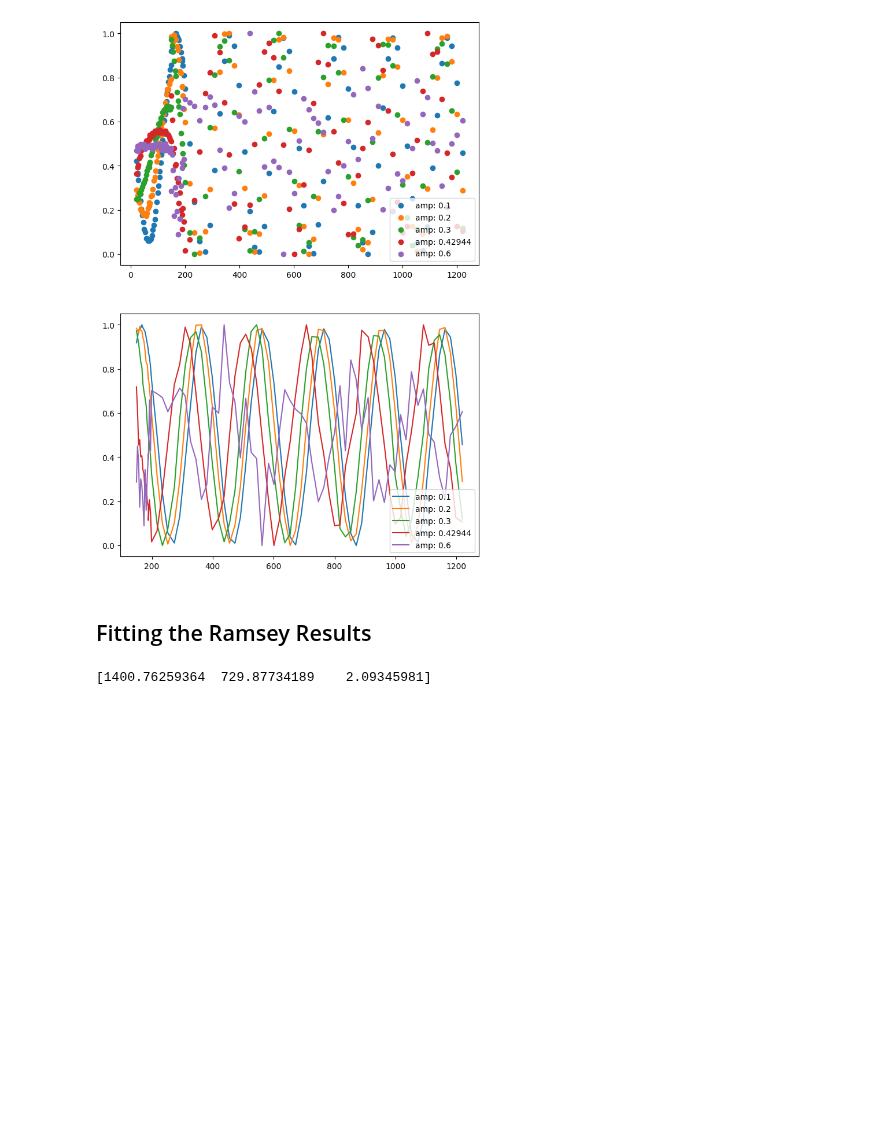
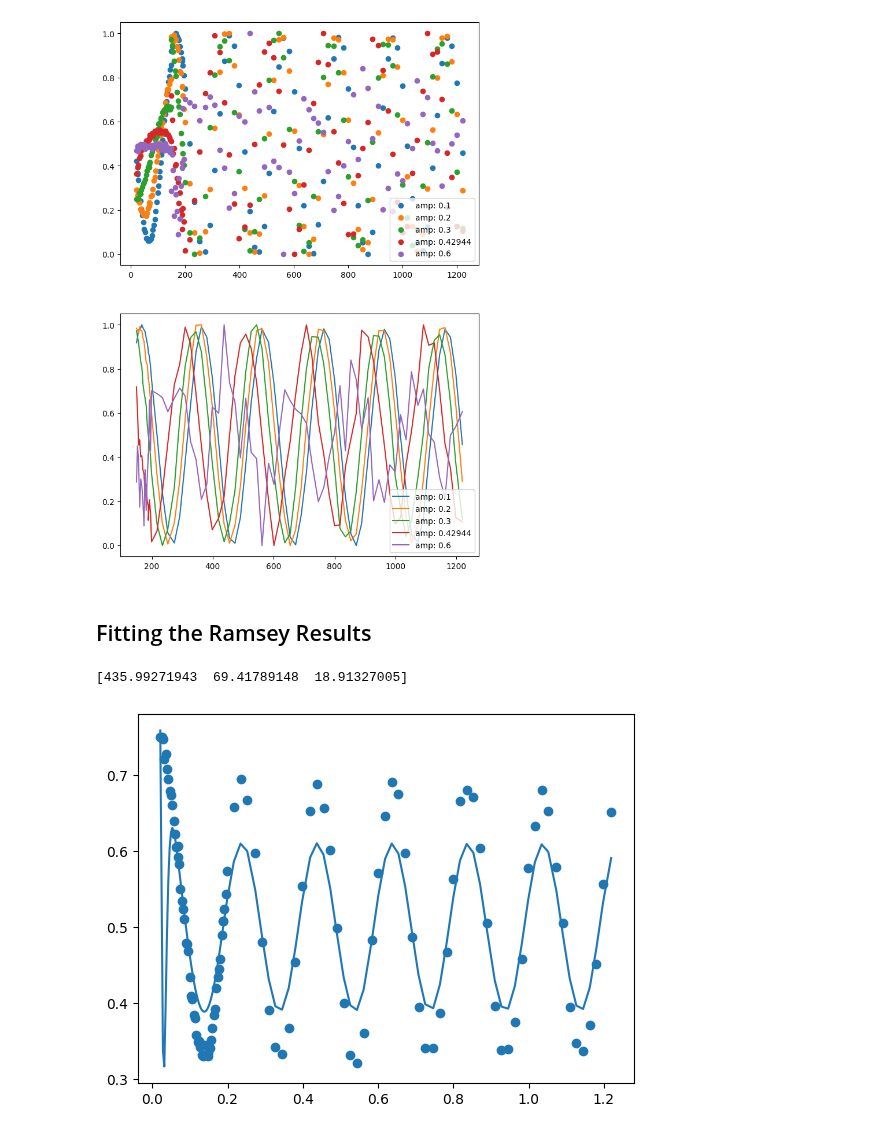
Before and after one commit to AnikenC/ReadoutWithRL, a Jupyter notebook: readoutWithRL/experiments_side_v2/low_ck_ramsey_photon_exp.ipynb, the cells around one changed output. Cells and saved outputs as stored; diff of their text form; code cells hidden in the pictures; blank space fills up the shorter version.

```diff
--- a/readoutWithRL/experiments_side_v2/low_ck_ramsey_photon_exp.ipynb
+++ b/readoutWithRL/experiments_side_v2/low_ck_ramsey_photon_exp.ipynb
@@ -354,15 +354,21 @@ def ramsey_trace_func(tR, n0, kappa, phi_0):
     )
     return trace_res
 # %%
-exp_ind = 0
+exp_ind = 2
 
 x_data = ramsey_total_linspace/us
 y_data = big_0_arr[exp_ind]
 
 init_params = [20.0, 20.0, 0.]
 
-params, cov = curve_fit(ramsey_trace_func, x_data, y_data, init_params, maxfev=2000)
+params, cov = curve_fit(ramsey_trace_func, x_data, y_data, init_params, maxfev=5000)
 
 print(params)
 # %% [output]
-[1400.76259364  729.87734189    2.09345981]
+[435.99271943  69.41789148  18.91327005]
+# %%
+plt.plot(x_data, ramsey_trace_func(x_data, *params))
+plt.scatter(x_data, y_data)
+plt.show()
+# %% [output]
+[figure, added]
```
Also changed, not shown: 1 other file.
